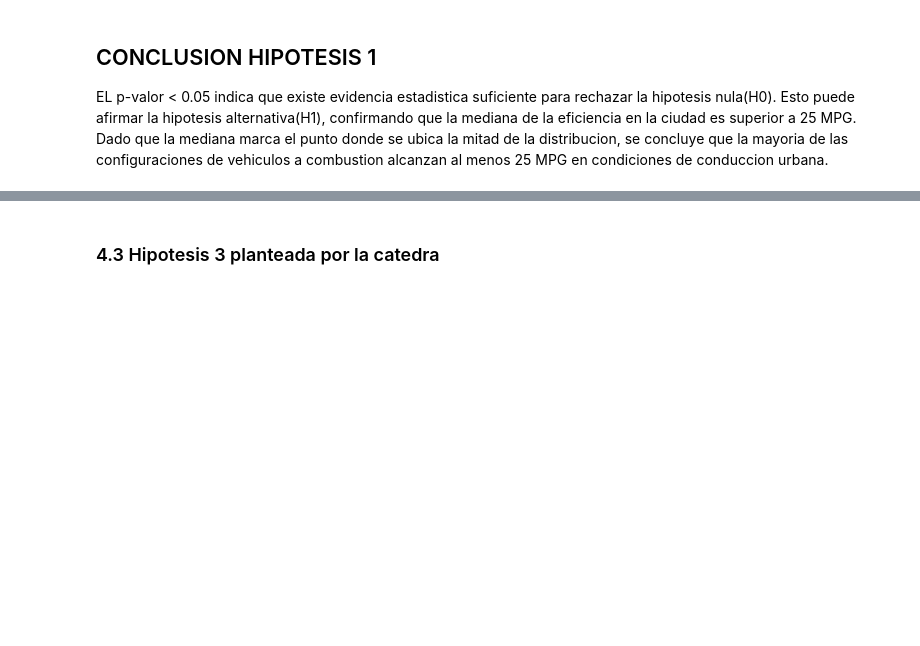
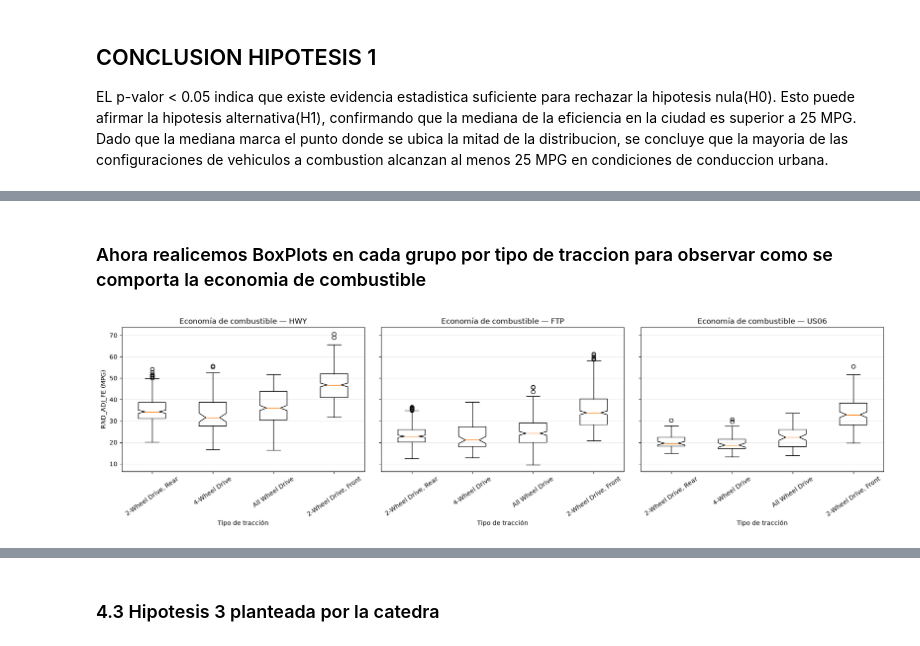
Before and after one commit to mdelrosariocoronado/tpe_fundamentos_2026, a Jupyter notebook: entrega.ipynb, the cells around one changed output, grey strips where cells are left out. Drawn from its saved outputs; the diff is of its cells as text; code cells hidden in the pictures; blank space fills up the shorter version.

```diff
--- a/entrega.ipynb
+++ b/entrega.ipynb
@@ -521,0 +926,41 @@ EL p-valor < 0.05 indica que existe evidencia estadistica suficiente para rechaz
+# %%
+data_HWY = data_HWY[data_HWY["Drive System Description"] != "Part-time 4-Wheel Drive"]
+data_FTP = data_FTP[data_FTP["Drive System Description"] != "Part-time 4-Wheel Drive"]
+data_US06 = data_US06[data_US06["Drive System Description"] != "Part-time 4-Wheel Drive"]
+# %% [markdown]
+### Ahora realicemos BoxPlots en cada grupo por tipo de traccion para observar como se comporta la economia de combustible
+# %%
+# Boxplot de RND_ADJ_FE por tipo de tracción en cada categoría de ensayo
+grupos_test = {
+    "HWY": data_HWY,
+    "FTP": data_FTP,
+    "US06": data_US06
+}
+
+fig, axes = plt.subplots(1, 3, figsize=(18, 5), sharey=True)
+
+for ax, (categoria, subdata) in zip(axes, grupos_test.items()):
+    tracciones = [
+        t for t in unique_traction
+        if (subdata["Drive System Description"] == t).any()
+    ]
+    datos = [
+        subdata.loc[
+            subdata["Drive System Description"] == t, "RND_ADJ_FE"
+        ].dropna().to_numpy()
+        for t in tracciones
+    ]
+
+    # Aquí agregamos notch=True para que tengan formato notched
+    ax.boxplot(datos, tick_labels=tracciones, notch=True)
+
+    ax.set_title(f"Economía de combustible — {categoria}")
+    ax.set_xlabel("Tipo de tracción")
+    ax.tick_params(axis="x", rotation=35)
+    ax.grid(axis="y", alpha=0.3)
+
+axes[0].set_ylabel("RND_ADJ_FE (MPG)")
+plt.tight_layout()
+plt.show()
+# %% [output]
+[figure, added]
```
Also changed, not shown: parts of 86 cells of this notebook.
